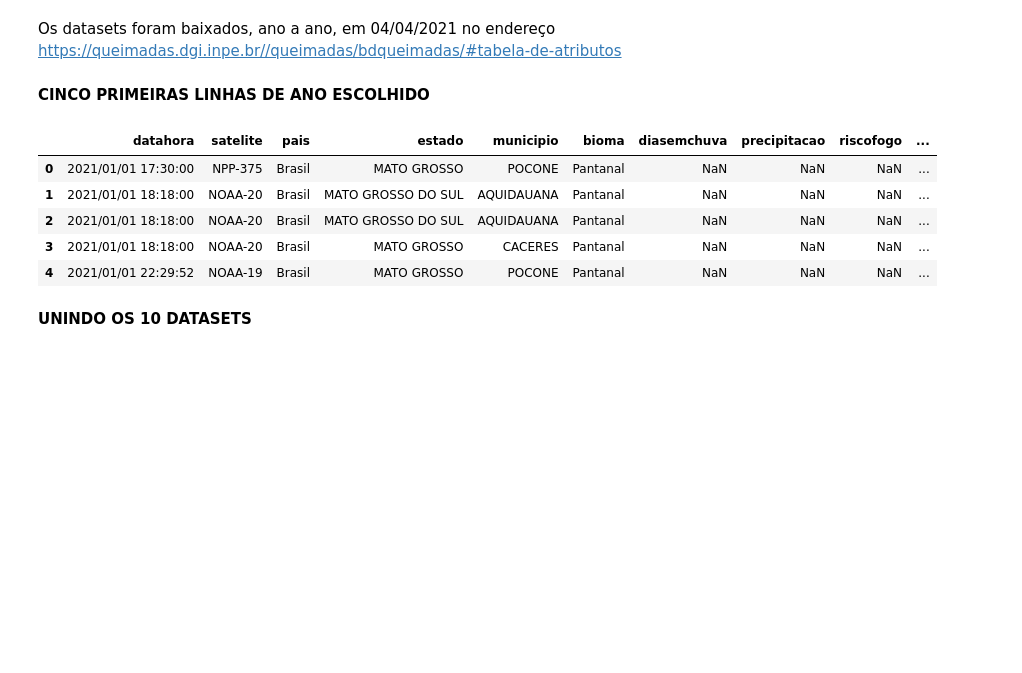
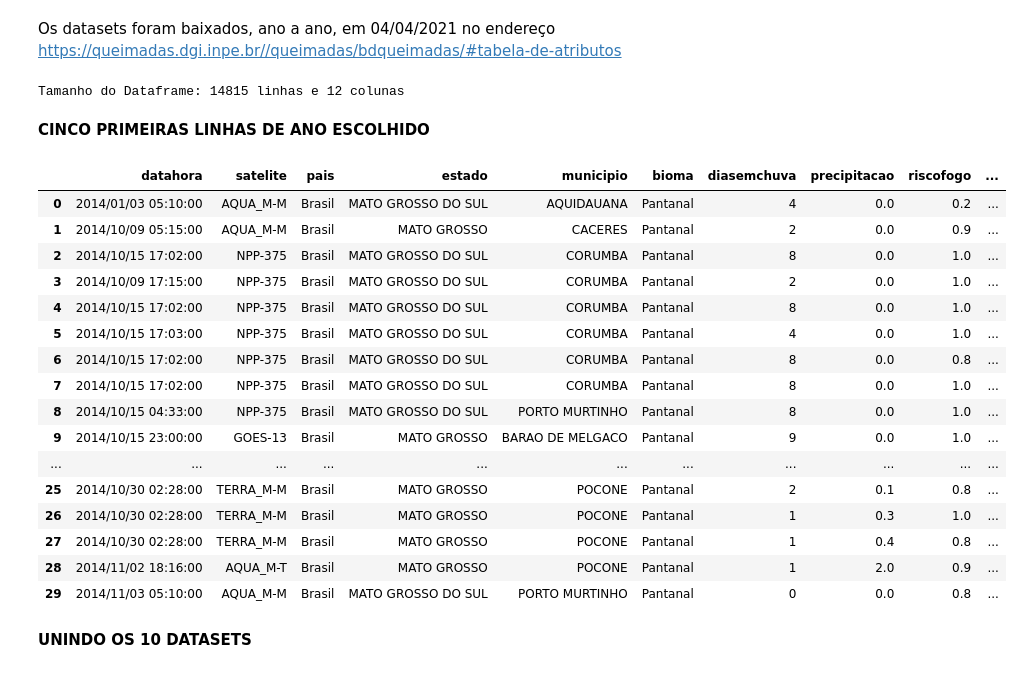
Before and after one commit to charlespimentel/PROJ_QUEIMA_BR, a Jupyter notebook: Inpe_12_21.ipynb, the cells around one changed output. Cells and saved outputs as stored; diff of their text form; code cells hidden in the pictures; blank space fills up the shorter version.

```diff
--- a/Inpe_12_21.ipynb
+++ b/Inpe_12_21.ipynb
@@ -23,17 +25,32 @@ df2018 = pd.read_csv('https://raw.githubusercontent.com/charlespimentel/PROJ_QUE
 df2019 = pd.read_csv('https://raw.githubusercontent.com/charlespimentel/PROJ_QUEIMA_BR/main/Data_Inpe_12_21/Focos_2019-01-01_2019-12-31.csv', sep=',')
 df2020 = pd.read_csv('https://raw.githubusercontent.com/charlespimentel/PROJ_QUEIMA_BR/main/Data_Inpe_12_21/Focos_2020-01-01_2020-12-31.csv', sep=',')
 df2021 = pd.read_csv('https://raw.githubusercontent.com/charlespimentel/PROJ_QUEIMA_BR/main/Data_Inpe_12_21/Focos_2021-01-01_2021-03-31.csv', sep=',')
+# %%
+print(f'Tamanho do Dataframe: {df2014.shape[0]} linhas e {df2014.shape[1]} colunas') # Descreve o tamanho do dataframe em uma tupla
+# %% [output]
+Tamanho do Dataframe: 14815 linhas e 12 colunas
 # %% [markdown]
 **CINCO PRIMEIRAS LINHAS DE ANO ESCOLHIDO**
-# %%
-df2021.head(5)
-# %% [output]
-|  | datahora | satelite | pais | estado | municipio | bioma | diasemchuva | precipitacao | riscofogo | ... |
-| 0 | 2021/01/01 17:30:00 | NPP-375 | Brasil | MATO GROSSO | POCONE | Pantanal | NaN | NaN | NaN | ... |
-| 1 | 2021/01/01 18:18:00 | NOAA-20 | Brasil | MATO GROSSO DO SUL | AQUIDAUANA | Pantanal | NaN | NaN | NaN | ... |
-| 2 | 2021/01/01 18:18:00 | NOAA-20 | Brasil | MATO GROSSO DO SUL | AQUIDAUANA | Pantanal | NaN | NaN | NaN | ... |
-| 3 | 2021/01/01 18:18:00 | NOAA-20 | Brasil | MATO GROSSO | CACERES | Pantanal | NaN | NaN | NaN | ... |
-| 4 | 2021/01/01 22:29:52 | NOAA-19 | Brasil | MATO GROSSO | POCONE | Pantanal | NaN | NaN | NaN | ... |
+# %%
+df2014.head(30)
+# %% [output]
+|  | datahora | satelite | pais | estado | municipio | bioma | diasemchuva | precipitacao | riscofogo | ... |
+| 0 | 2014/01/03 05:10:00 | AQUA_M-M | Brasil | MATO GROSSO DO SUL | AQUIDAUANA | Pantanal | 4 | 0.0 | 0.2 | ... |
+| 1 | 2014/10/09 05:15:00 | AQUA_M-M | Brasil | MATO GROSSO | CACERES | Pantanal | 2 | 0.0 | 0.9 | ... |
+| 2 | 2014/10/15 17:02:00 | NPP-375 | Brasil | MATO GROSSO DO SUL | CORUMBA | Pantanal | 8 | 0.0 | 1.0 | ... |
+| 3 | 2014/10/09 17:15:00 | NPP-375 | Brasil | MATO GROSSO DO SUL | CORUMBA | Pantanal | 2 | 0.0 | 1.0 | ... |
+| 4 | 2014/10/15 17:02:00 | NPP-375 | Brasil | MATO GROSSO DO SUL | CORUMBA | Pantanal | 8 | 0.0 | 1.0 | ... |
+| 5 | 2014/10/15 17:03:00 | NPP-375 | Brasil | MATO GROSSO DO SUL | CORUMBA | Pantanal | 4 | 0.0 | 1.0 | ... |
+| 6 | 2014/10/15 17:02:00 | NPP-375 | Brasil | MATO GROSSO DO SUL | CORUMBA | Pantanal | 8 | 0.0 | 0.8 | ... |
+| 7 | 2014/10/15 17:02:00 | NPP-375 | Brasil | MATO GROSSO DO SUL | CORUMBA | Pantanal | 8 | 0.0 | 1.0 | ... |
+| 8 | 2014/10/15 04:33:00 | NPP-375 | Brasil | MATO GROSSO DO SUL | PORTO MURTINHO | Pantanal | 8 | 0.0 | 1.0 | ... |
+| 9 | 2014/10/15 23:00:00 | GOES-13 | Brasil | MATO GROSSO | BARAO DE MELGACO | Pantanal | 9 | 0.0 | 1.0 | ... |
+| ... | ... | ... | ... | ... | ... | ... | ... | ... | ... | ... |
+| 25 | 2014/10/30 02:28:00 | TERRA_M-M | Brasil | MATO GROSSO | POCONE | Pantanal | 2 | 0.1 | 0.8 | ... |
+| 26 | 2014/10/30 02:28:00 | TERRA_M-M | Brasil | MATO GROSSO | POCONE | Pantanal | 1 | 0.3 | 1.0 | ... |
+| 27 | 2014/10/30 02:28:00 | TERRA_M-M | Brasil | MATO GROSSO | POCONE | Pantanal | 1 | 0.4 | 0.8 | ... |
+| 28 | 2014/11/02 18:16:00 | AQUA_M-T | Brasil | MATO GROSSO | POCONE | Pantanal | 1 | 2.0 | 0.9 | ... |
+| 29 | 2014/11/03 05:10:00 | AQUA_M-M | Brasil | MATO GROSSO DO SUL | PORTO MURTINHO | Pantanal | 0 | 0.0 | 0.8 | ... |
 # %% [markdown]
 **UNINDO OS 10 DATASETS**
 # %%
```
Also changed, not shown: parts of 1 cell of this notebook.
